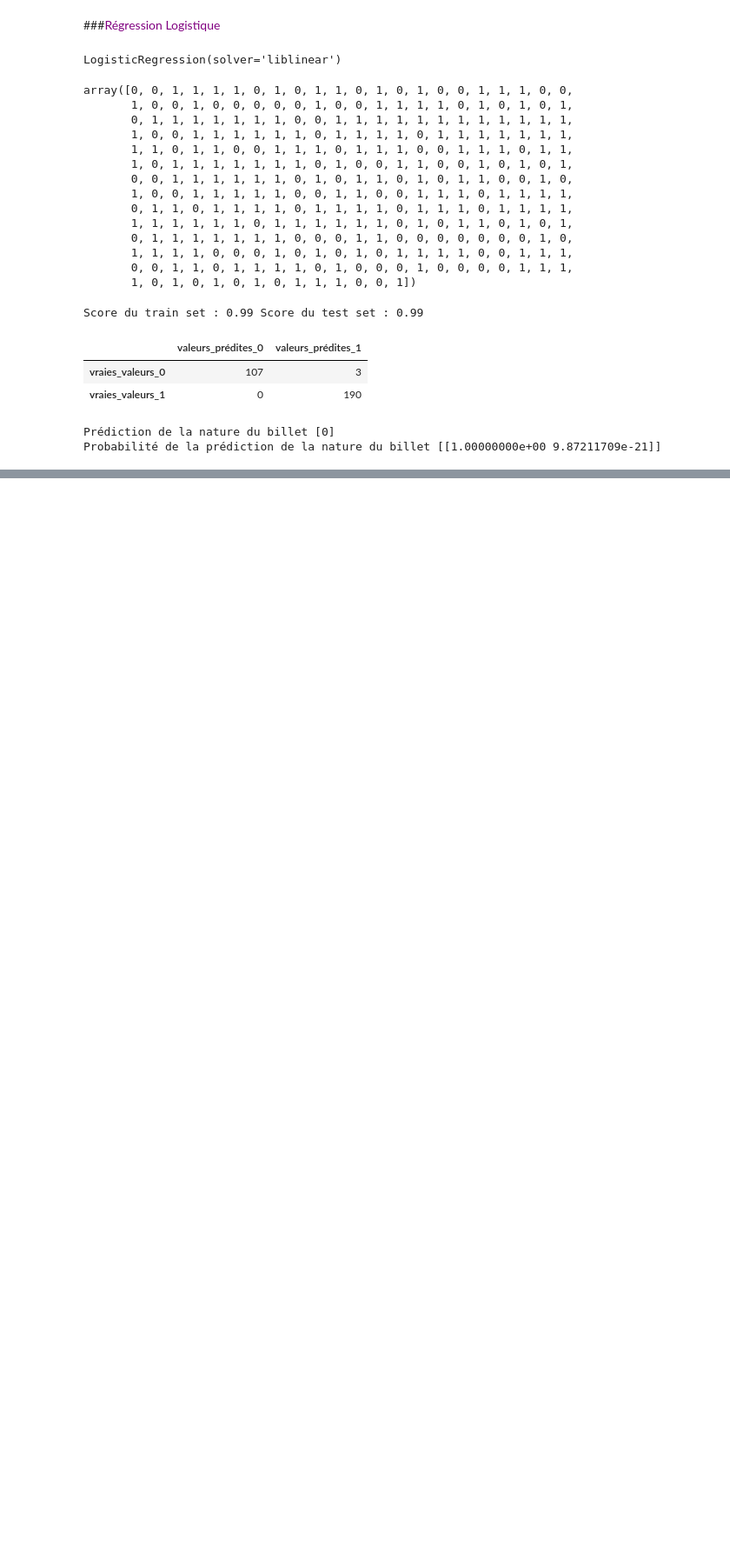
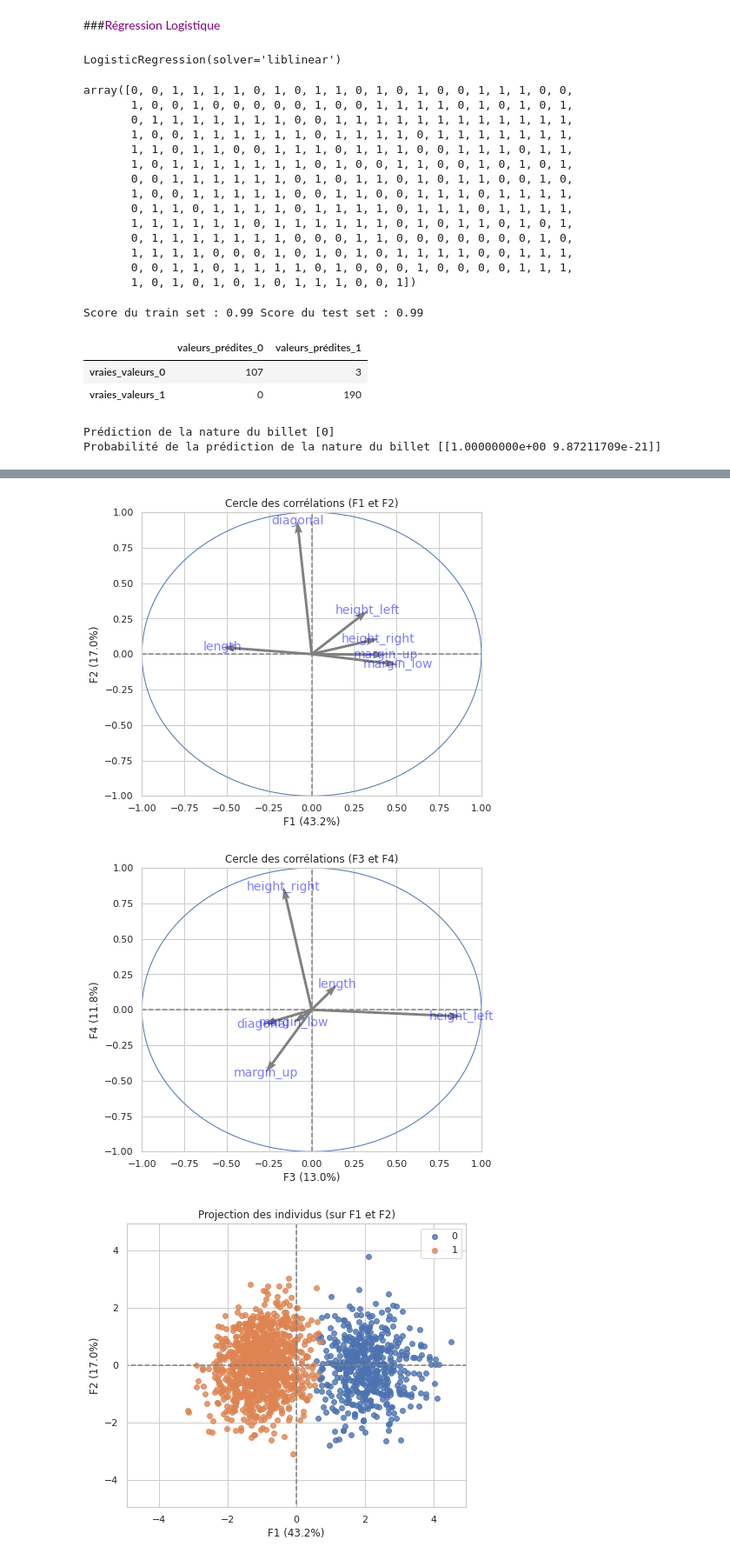
Before and after one commit to Randasabag/Detectez-des-faux-billets-avec-R-ou-Python, a Jupyter notebook: P10.ipynb, the cells around one changed output, grey strips where cells are left out. Shown at 87% size. Cells and saved outputs as stored; diff of their text form; code cells hidden in the pictures; blank space fills up the shorter version.

```diff
--- a/P10.ipynb
+++ b/P10.ipynb
@@ -1363,0 +1297,32 @@ Probabilité de la prédiction de la nature du billet [[1.00000000e+00 9.8721170
+# %%
+from sklearn.decomposition import PCA
+from sklearn import decomposition, preprocessing
+
+n_comp=4
+
+# Création du PCA pour réduire les données à 2 dimensions pour la visualisation
+pca = PCA(n_components=n_comp)
+pca.fit(X_scaled)
+
+# Cercle des corrélations
+from functions import display_circles
+pcs = pca.components_
+display_circles(pcs, n_comp, pca, [(0,1),(2,3)], labels = np.array(df_billets_final[variables].columns))
+
+# Projection des individus (nouvel espace vectoriel)
+X_projected = pca.transform(X_scaled)
+
+# Affiche un scatter plot des points des data dans le nouvel espace vectoriel
+from functions import display_factorial_planes
+display_factorial_planes(X_projected, n_comp, pca, [(0,1),(2,3)], labels=None, illustrative_var = clusters, alpha = 0.8)
+
+# Eboulis des valeurs propres
+from functions import display_scree_plot
+display_scree_plot(pca)
+
+plt.savefig("PCA.png")
+plt.show()
+# %% [output]
+[figure, added]
+[figure, added]
+[figure, added]
```
Also changed, not shown: parts of 79 cells of this notebook.
